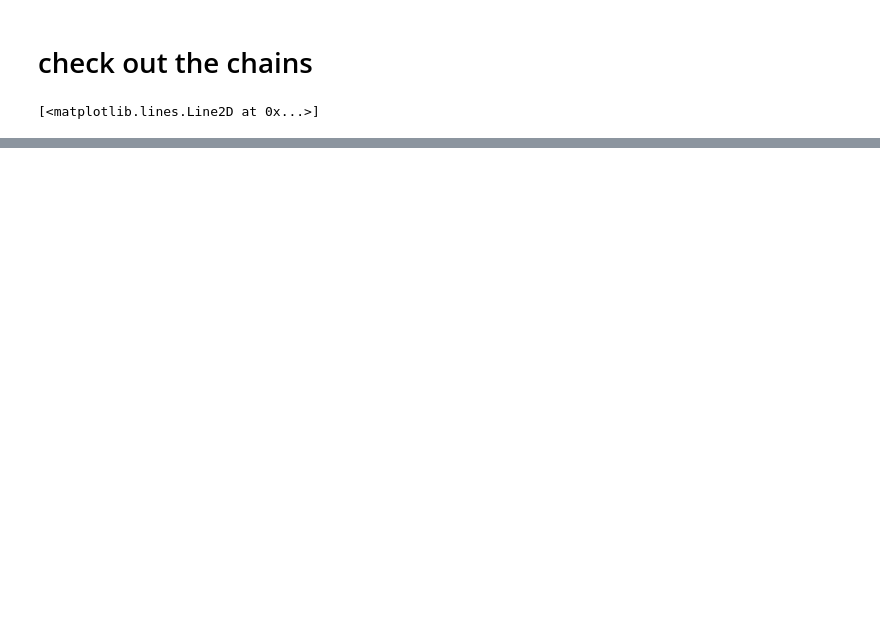
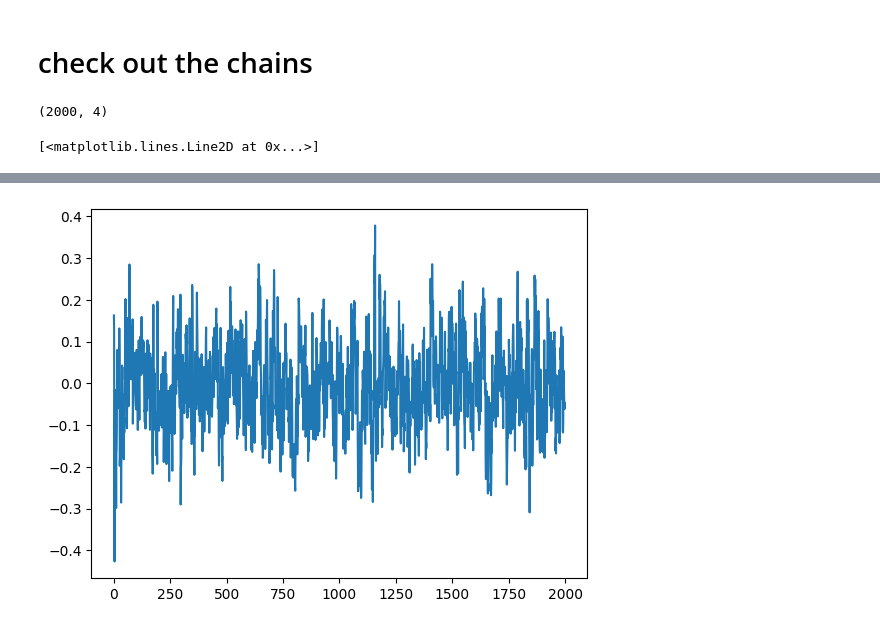
Before and after one commit to nsgs-analysis-center/glass, a Jupyter notebook: noise_plotting_wavelet.ipynb, the cells around one changed output, grey strips where cells are left out. Drawn from its saved outputs; the diff is of its cells as text; code cells hidden in the pictures; blank space fills up the shorter version.

```diff
--- a/noise_plotting_wavelet.ipynb
+++ b/noise_plotting_wavelet.ipynb
@@ -80,8 +83,12 @@ plt.semilogy(scaleogram_data[::4,4])
 # %%
 sgwb = np.loadtxt('chains-bug/sgwb_chain.dat')#, max_rows=900)
 # %%
-sgwb = np.loadtxt('chains/sgwb_chain.dat')#, max_rows=900)
+sgwb = np.loadtxt('chains/sgwb_chain.dat', max_rows=2000)
+# %%
+sgwb.shape
+# %% [output]
+(2000, 4)
 # %%
-plt.plot(sgwb[:,1])
+plt.plot(sgwb[:,3])
 # %% [output]
 [<matplotlib.lines.Line2D at 0x...>]
@@ -89,3 +95,4 @@ plt.plot(sgwb[:,1])
+[figure, added]
 # %%
 from corner import corner
 # %%
```
Also changed, not shown: parts of 8 cells of this notebook, 11 other files.
